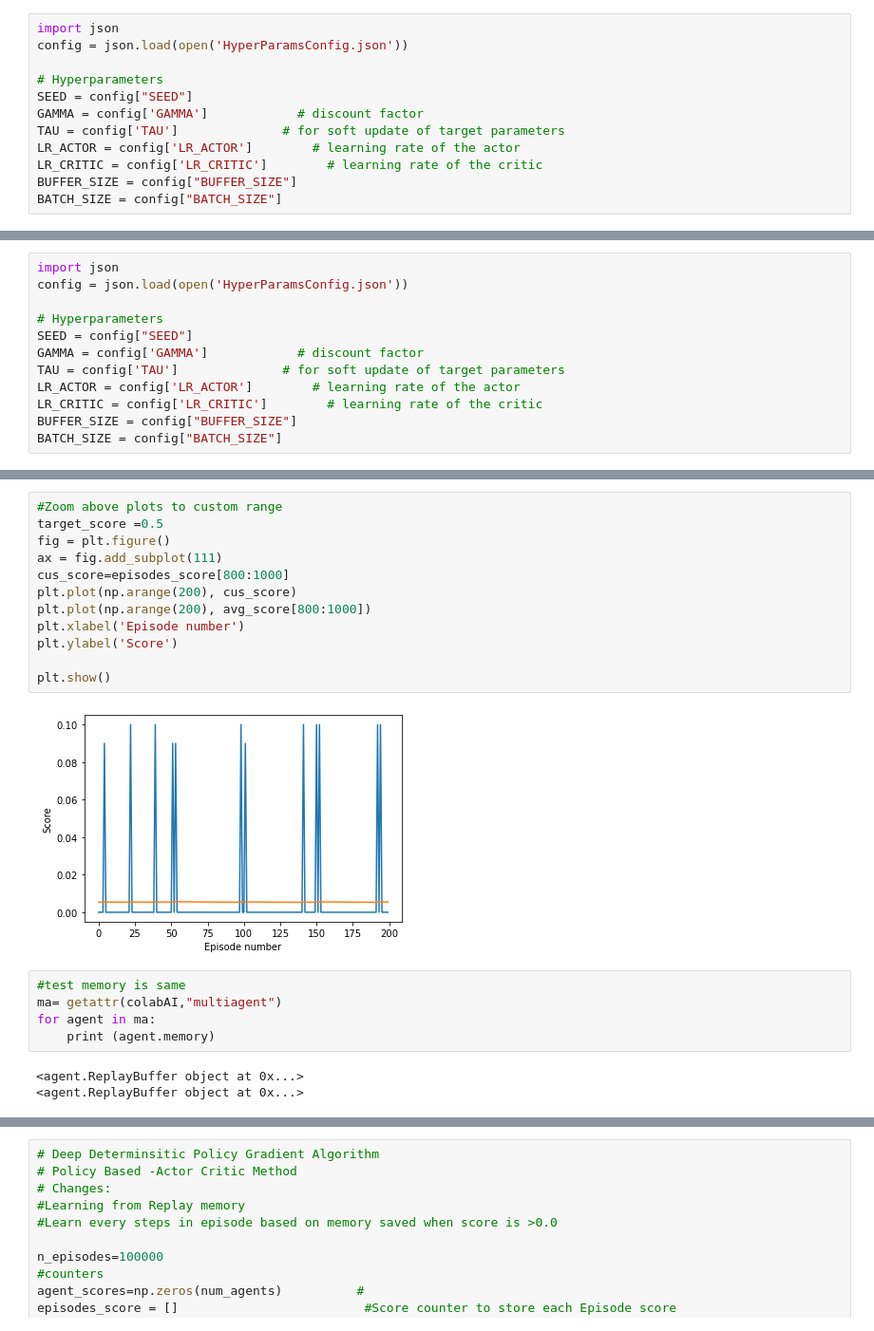
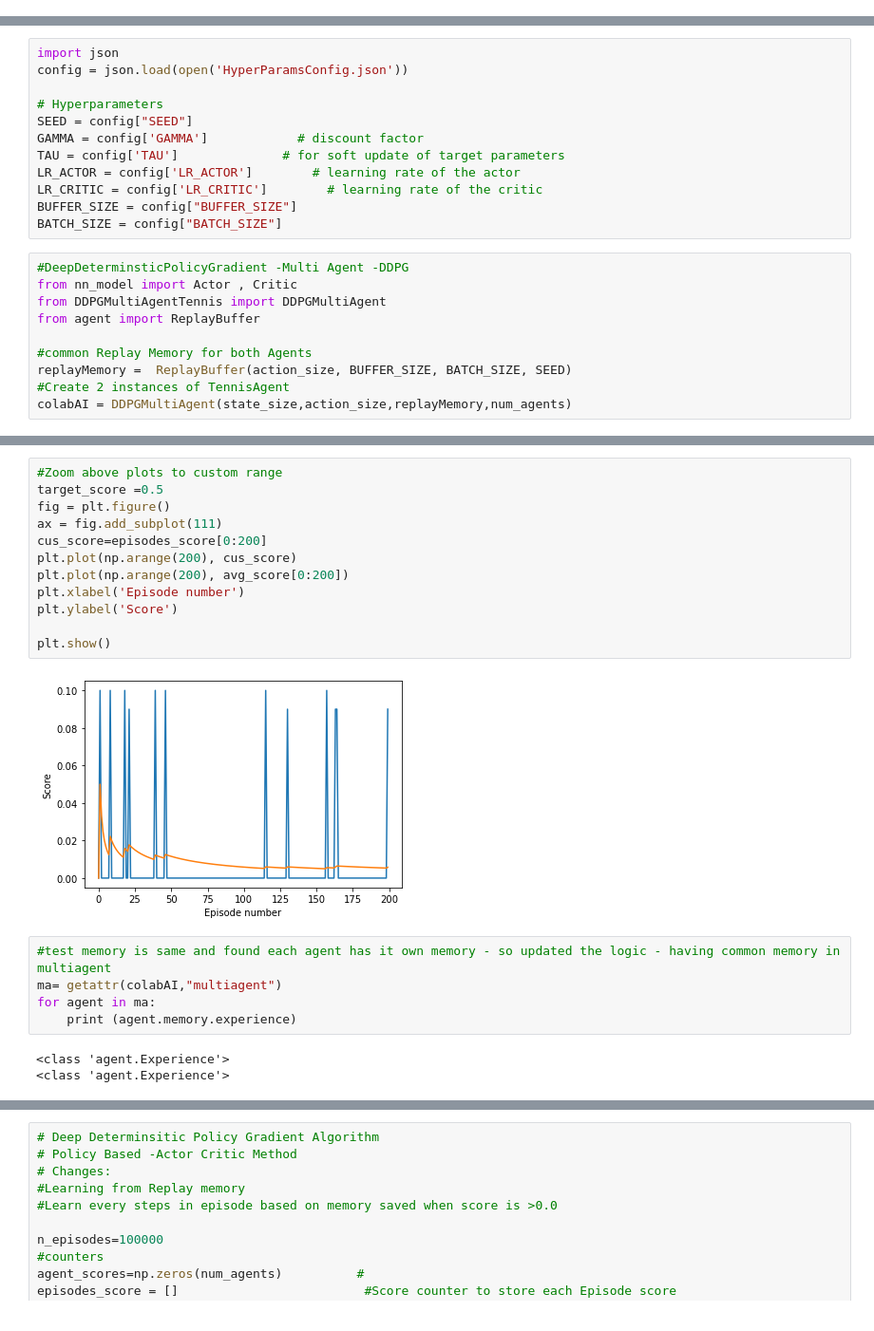
Before and after one commit to SENC/AiTennis, a Jupyter notebook: sourcecode/Tennis.ipynb, the cells around one changed output, grey strips where cells are left out. Shown at 95% size. Drawn from its saved outputs; the diff is of its cells as text.

Commit message:
Common memory_actor -Base for tunining

```diff
--- a/sourcecode/Tennis.ipynb
+++ b/sourcecode/Tennis.ipynb
@@ -20,15 +20,3 @@ from collections import deque
 #plot
 import matplotlib.pyplot as plt
 %matplotlib inline
-# %%
-import json
-config = json.load(open('HyperParamsConfig.json'))
-
-# Hyperparameters
-SEED = config["SEED"]
-GAMMA = config['GAMMA']            # discount factor
-TAU = config['TAU']              # for soft update of target parameters
-LR_ACTOR = config['LR_ACTOR']        # learning rate of the actor
-LR_CRITIC = config['LR_CRITIC']        # learning rate of the critic
-BUFFER_SIZE = config["BUFFER_SIZE"]
-BATCH_SIZE = config["BATCH_SIZE"]
@@ -163,6 +138,16 @@ LR_ACTOR = config['LR_ACTOR']        # learning rate of the actor
 LR_CRITIC = config['LR_CRITIC']        # learning rate of the critic
 BUFFER_SIZE = config["BUFFER_SIZE"]
 BATCH_SIZE = config["BATCH_SIZE"]
+# %%
+#DeepDeterminsticPolicyGradient -Multi Agent -DDPG
+from nn_model import Actor , Critic
+from DDPGMultiAgentTennis import DDPGMultiAgent
+from agent import ReplayBuffer
+
+#common Replay Memory for both Agents
+replayMemory =  ReplayBuffer(action_size, BUFFER_SIZE, BATCH_SIZE, SEED)
+#Create 2 instances of TennisAgent
+colabAI = DDPGMultiAgent(state_size,action_size,replayMemory,num_agents)
 # %%
 # Deep Determinsitic Policy Gradient Algorithm
 # Policy Based -Actor Critic Method
@@ -291,22 +270,22 @@ Actor(
 # %%
 #Zoom above plots to custom range
 target_score =0.5
 fig = plt.figure()
 ax = fig.add_subplot(111)
-cus_score=episodes_score[800:1000]
+cus_score=episodes_score[0:200]
 plt.plot(np.arange(200), cus_score)
-plt.plot(np.arange(200), avg_score[800:1000])
+plt.plot(np.arange(200), avg_score[0:200])
 plt.xlabel('Episode number')
 plt.ylabel('Score')
 
 plt.show()
 # %% [output]
-[figure, old version]
+[figure, new version]
 # %%
-#test memory is same
+#test memory is same and found each agent has it own memory - so updated the logic - having common memory in multiagent
 ma= getattr(colabAI,"multiagent")
 for agent in ma:
-    print (agent.memory)
+    print (agent.memory.experience)
 # %% [output]
-<agent.ReplayBuffer object at 0x...>
-<agent.ReplayBuffer object at 0x...>
+<class 'agent.Experience'>
+<class 'agent.Experience'>
```
Also changed, not shown: parts of 8 cells of this notebook, 2 other files.
